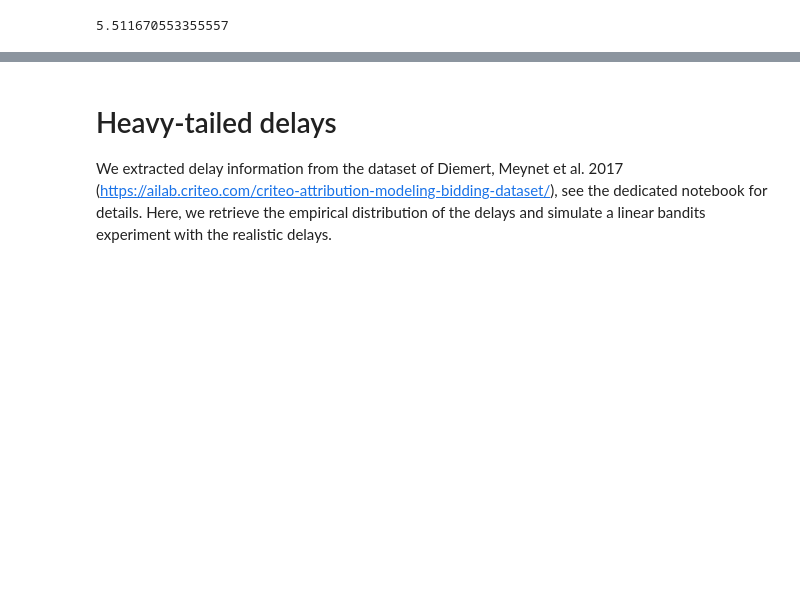
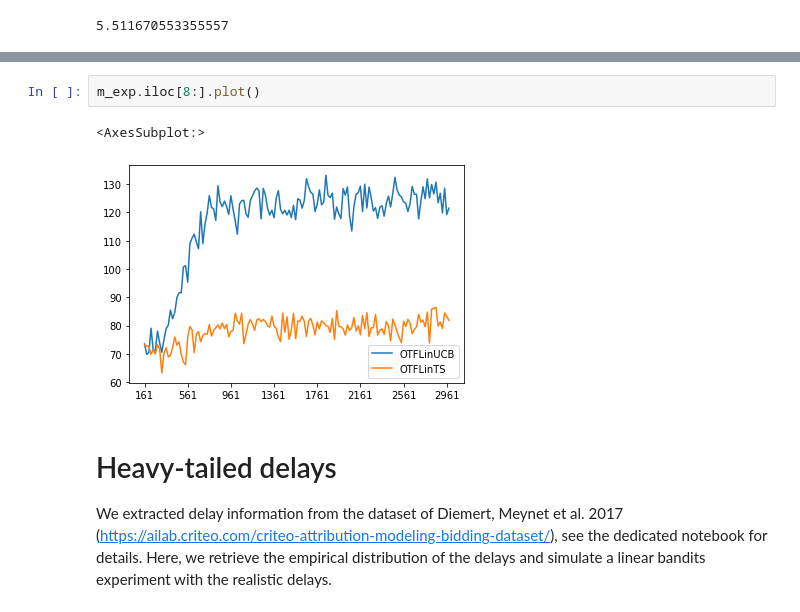
Before and after one commit to Achen112358/CSE257_Project, a Jupyter notebook: SimulateDelayedBandits_neurips_2019.ipynb, the cells around one changed output, grey strips where cells are left out. Saved outputs shown, nothing was run; the diff lists cells and outputs as text; blank space fills up the shorter version.

```diff
--- a/SimulateDelayedBandits_neurips_2019.ipynb
+++ b/SimulateDelayedBandits_neurips_2019.ipynb
@@ -1120,3 +1119,8 @@ m_exp.plot()
+# %%
+m_exp.iloc[8:].plot()
+# %% [output]
+<AxesSubplot:>
+[figure, added]
 # %% [markdown]
 # Heavy-tailed delays
 
```
Also changed, not shown: parts of 3 cells of this notebook.
